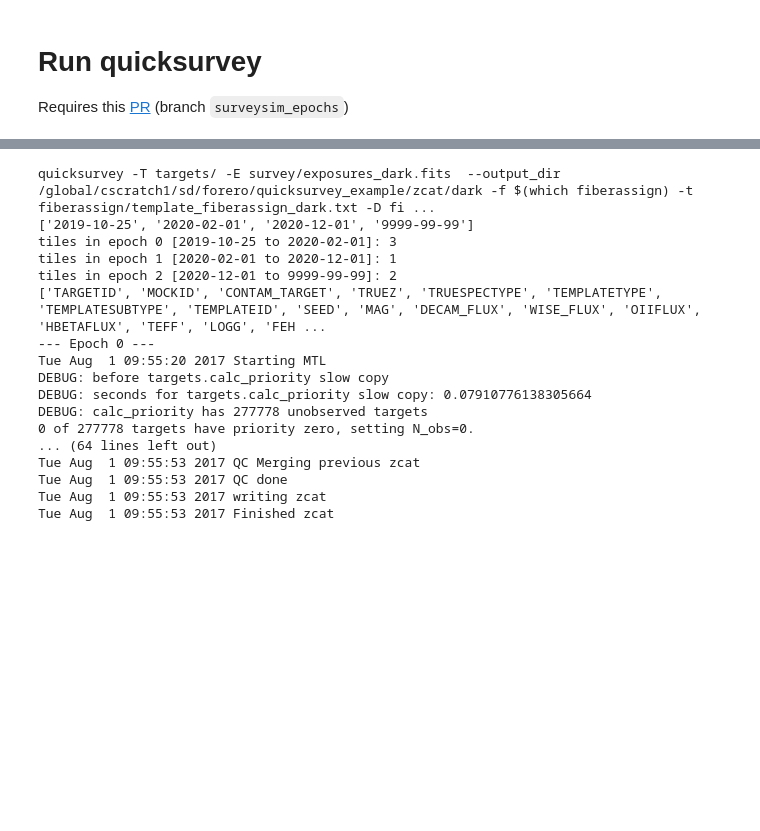
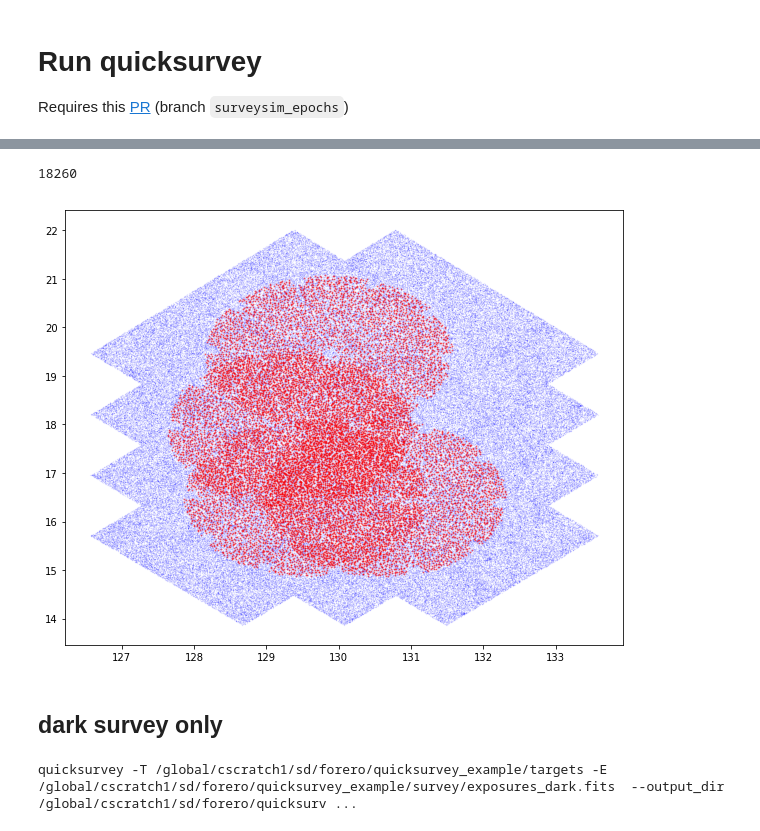
Before and after one commit to desihub/quicksurvey_example, a Jupyter notebook: readme.ipynb, the cells around one changed output, grey strips where cells are left out. Cells and saved outputs as stored; diff of their text form; code cells hidden in the pictures; blank space fills up the shorter version.

```diff
--- a/readme.ipynb
+++ b/readme.ipynb
@@ -323,26 +325,21 @@ Tue Aug  1 09:55:11 2017 Finished zcat
+# %%
+zcat     = fitsio.read(zcatbrightdir+'/2/zcat.fits')
+zcat_in_mtl = np.in1d(mtl['TARGETID'], zcat['TARGETID'])
+plt.figure(figsize=(10,8))
+plt.scatter(mtl['RA'], mtl['DEC'], c='b', alpha=0.1, s=0.1)
+plt.scatter(mtl[zcat_in_mtl]['RA'], mtl[zcat_in_mtl]['DEC'], c='r', alpha=0.4, s=1)
+print(np.count_nonzero(zcat_in_mtl))
+# %% [output]
+18260
+[figure, added]
+# %% [markdown]
+## dark survey only
 # %%
-cmd = quicksurvey_cmd.format(exposures='survey/exposures_dark.fits',
+cmd = quicksurvey_cmd.format(targetdir=targetdir,
+                             exposures=surveydir+'/exposures_dark.fits',
                              outputdir=zcatdarkdir,
-                             fiberassign_template='fiberassign/template_fiberassign_dark.txt',
-                            fiberassign_dates='fiberassign/fiberassign_dates_dark.txt')
+                             fiberassign_template=fiberassigndir+'/template_fiberassign_dark.txt',
+                            fiberassign_dates=fiberassigndir+'/fiberassign_dates_dark.txt')
 print(cmd)
-
-!$cmd
 # %% [output]
-quicksurvey -T targets/ -E survey/exposures_dark.fits  --output_dir /global/cscratch1/sd/forero/quicksurvey_example/zcat/dark -f $(which fiberassign) -t fiberassign/template_fiberassign_dark.txt -D fi ...
-['2019-10-25', '2020-02-01', '2020-12-01', '9999-99-99']
-tiles in epoch 0 [2019-10-25 to 2020-02-01]: 3
-tiles in epoch 1 [2020-02-01 to 2020-12-01]: 1
-tiles in epoch 2 [2020-12-01 to 9999-99-99]: 2
-['TARGETID', 'MOCKID', 'CONTAM_TARGET', 'TRUEZ', 'TRUESPECTYPE', 'TEMPLATETYPE', 'TEMPLATESUBTYPE', 'TEMPLATEID', 'SEED', 'MAG', 'DECAM_FLUX', 'WISE_FLUX', 'OIIFLUX', 'HBETAFLUX', 'TEFF', 'LOGG', 'FEH ...
---- Epoch 0 ---
-Tue Aug  1 09:55:20 2017 Starting MTL
-DEBUG: before targets.calc_priority slow copy
-DEBUG: seconds for targets.calc_priority slow copy: 0.07910776138305664
-DEBUG: calc_priority has 277778 unobserved targets
-0 of 277778 targets have priority zero, setting N_obs=0.
-... (64 lines left out)
-Tue Aug  1 09:55:53 2017 QC Merging previous zcat
-Tue Aug  1 09:55:53 2017 QC done
-Tue Aug  1 09:55:53 2017 writing zcat
-Tue Aug  1 09:55:53 2017 Finished zcat
+quicksurvey -T /global/cscratch1/sd/forero/quicksurvey_example/targets -E /global/cscratch1/sd/forero/quicksurvey_example/survey/exposures_dark.fits  --output_dir /global/cscratch1/sd/forero/quicksurv ...
```
Also changed, not shown: parts of 19 cells of this notebook.
